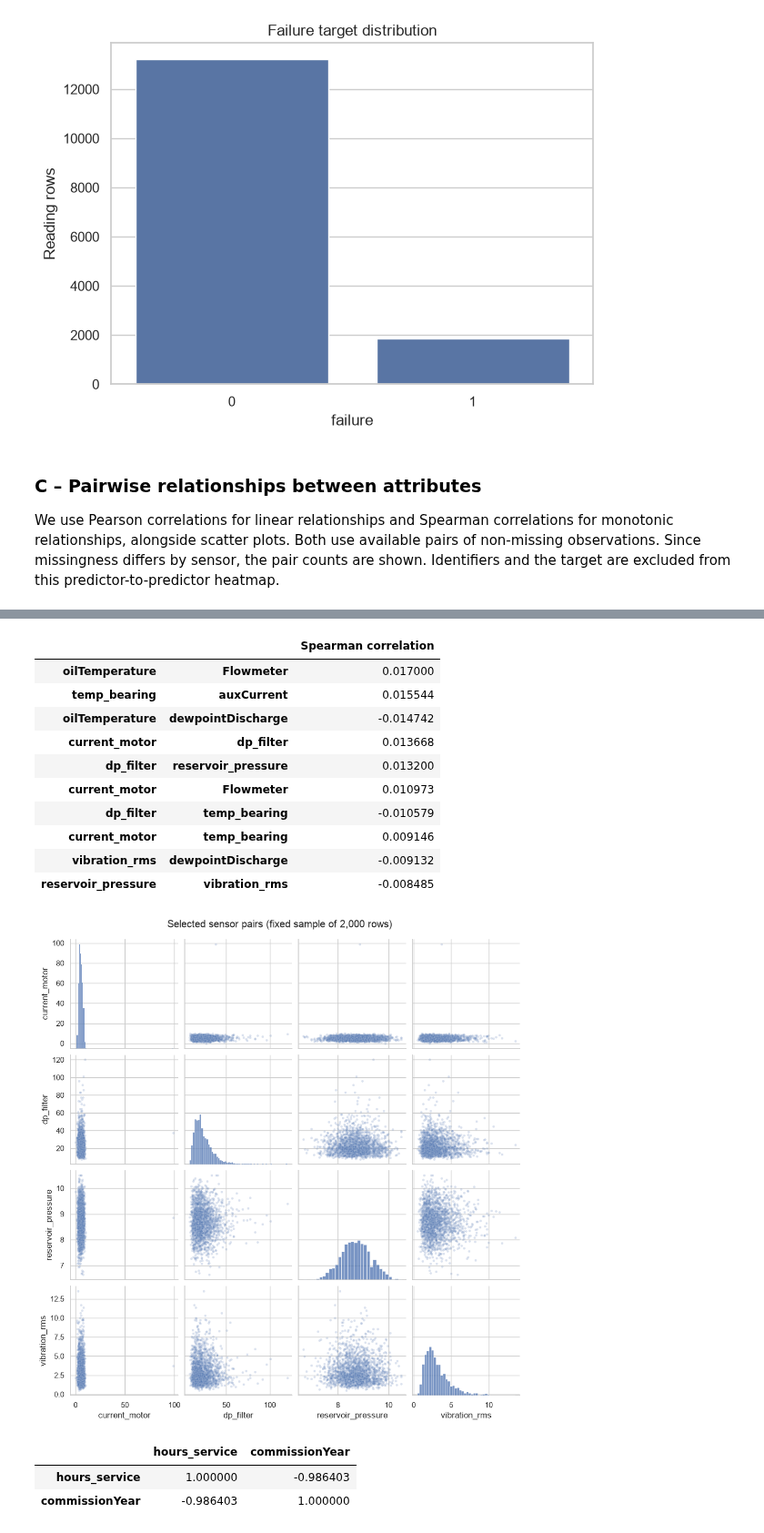
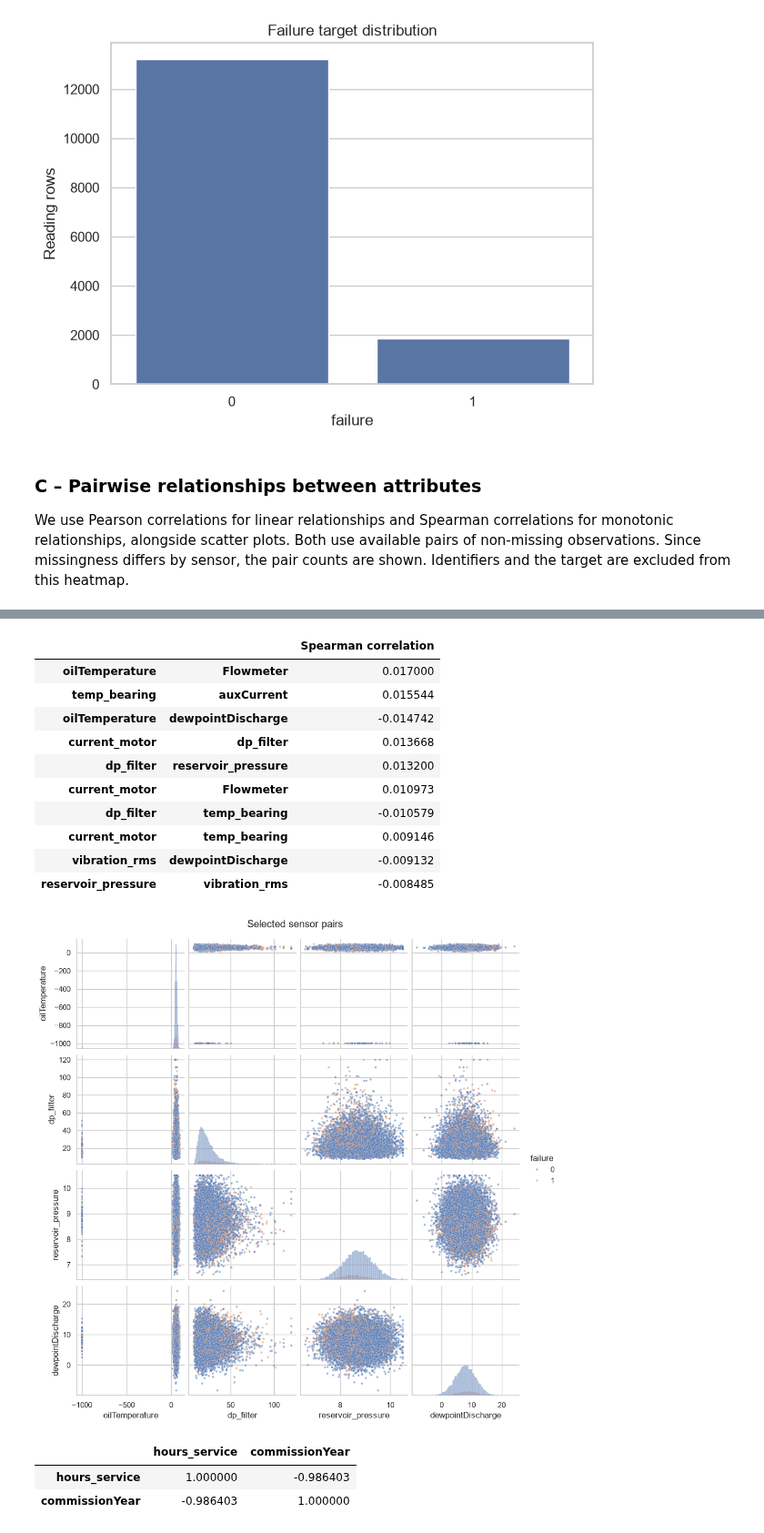
Before and after one commit to zigo-matej/iau_project, a Jupyter notebook: phase_01.ipynb, the cells around one changed output, grey strips where cells are left out. Shown at 91% size. Saved outputs shown, nothing was run; the diff lists cells and outputs as text; code cells hidden in the pictures.

```diff
--- a/phase_01.ipynb
+++ b/phase_01.ipynb
@@ -682,7 +678,7 @@ plt.show()
 # %% [markdown]
 ### C – Pairwise relationships between attributes
 
-We use Pearson correlations for linear relationships and Spearman correlations for monotonic relationships, alongside scatter plots. Both use available pairs of non-missing observations. Since missingness differs by sensor, the pair counts are shown. Identifiers and the target are excluded from this predictor-to-predictor heatmap.
+We use Pearson correlations for linear relationships and Spearman correlations for monotonic relationships, alongside scatter plots. Both use available pairs of non-missing observations. Since missingness differs by sensor, the pair counts are shown. Identifiers and the target are excluded from this heatmap.
 # %%
 fig, axes = plt.subplots(1, 2, figsize=(17, 7))
 for method, ax in zip(["pearson", "spearman"], axes):
@@ -709,27 +705,27 @@ display((present.T @ present).rename_axis("complete_pair_count"))
 # %%
 corr = readings[sensor_cols].corr(method="spearman")
 pair_correlations = corr.where(np.triu(np.ones(corr.shape), k=1).astype(bool)).stack()
 display(pair_correlations.sort_values(key=lambda values: values.abs(), ascending=False)
         .head(10).rename("Spearman correlation").to_frame())
 
-pairplot_cols = ["current_motor", "dp_filter", "reservoir_pressure", "vibration_rms"]
-pairplot_sample = readings[pairplot_cols].sample(min(2000, len(readings)), random_state=42)
-sns.pairplot(pairplot_sample, diag_kind="hist", plot_kws={"alpha": 0.2, "s": 12})
-plt.suptitle("Selected sensor pairs (fixed sample of 2,000 rows)", y=1.02)
+pairplot_cols = ["oilTemperature", "dp_filter", "reservoir_pressure", "dewpointDischarge", "failure"]
+pairplot_selection = readings[pairplot_cols]
+sns.pairplot(pairplot_selection, diag_kind="hist", plot_kws={"alpha": 0.5, "s": 10}, hue="failure")
+plt.suptitle("Selected sensor pairs", y=1.02)
 plt.show()
 # %% [output]
 |  |  | Spearman correlation |
 | oilTemperature | Flowmeter | 0.017000 |
 | temp_bearing | auxCurrent | 0.015544 |
 | oilTemperature | dewpointDischarge | -0.014742 |
 | current_motor | dp_filter | 0.013668 |
 | dp_filter | reservoir_pressure | 0.013200 |
 | current_motor | Flowmeter | 0.010973 |
 | dp_filter | temp_bearing | -0.010579 |
 | current_motor | temp_bearing | 0.009146 |
 | vibration_rms | dewpointDischarge | -0.009132 |
 | reservoir_pressure | vibration_rms | -0.008485 |
-[figure, old version]
+[figure, new version]
 # %%
 display(units[["hours_service", "commissionYear"]].corr(method="spearman"))
 plt.figure(figsize=(8, 4))
```
Also changed, not shown: parts of 22 cells of this notebook.
